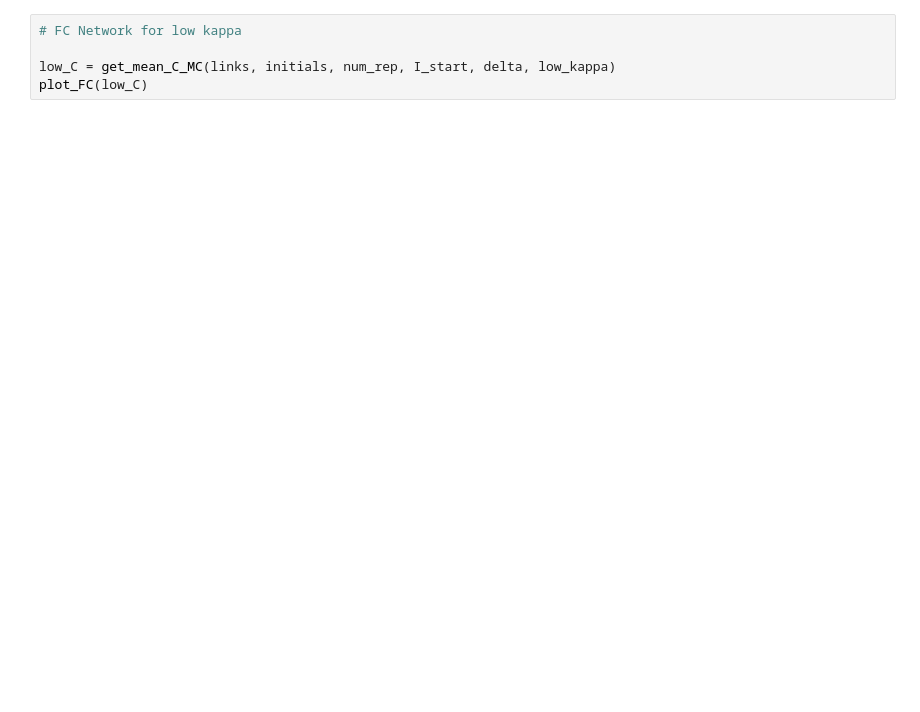
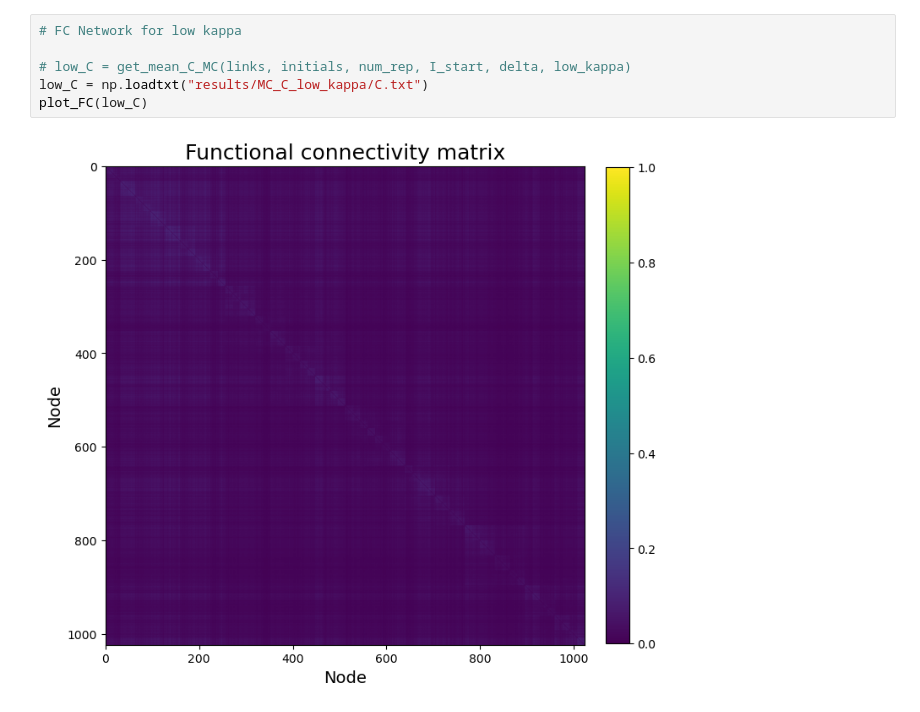
Before and after one commit to leon-marx/pmls, a Jupyter notebook: experiment.ipynb, the cells around one changed output. Cells and saved outputs as stored; diff of their text form; blank space fills up the shorter version.

```diff
--- a/experiment.ipynb
+++ b/experiment.ipynb
@@ -27,8 +28,11 @@ plot_HMN(links)
 # %%
 # FC Network for low kappa
 
-low_C = get_mean_C_MC(links, initials, num_rep, I_start, delta, low_kappa)
+# low_C = get_mean_C_MC(links, initials, num_rep, I_start, delta, low_kappa)
+low_C = np.loadtxt("results/MC_C_low_kappa/C.txt")
 plot_FC(low_C)
+# %% [output]
+[figure, added]
 # %%
 # FC Network for high kappa
 
```
Also changed, not shown: parts of 6 cells of this notebook, 8 other files.
